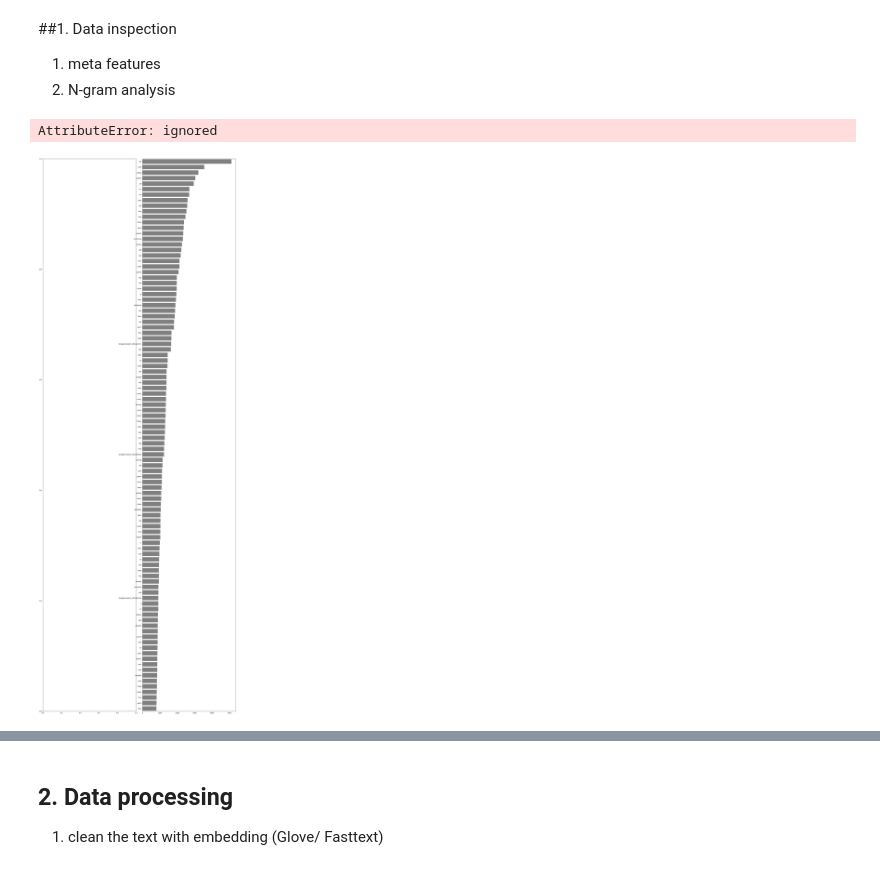
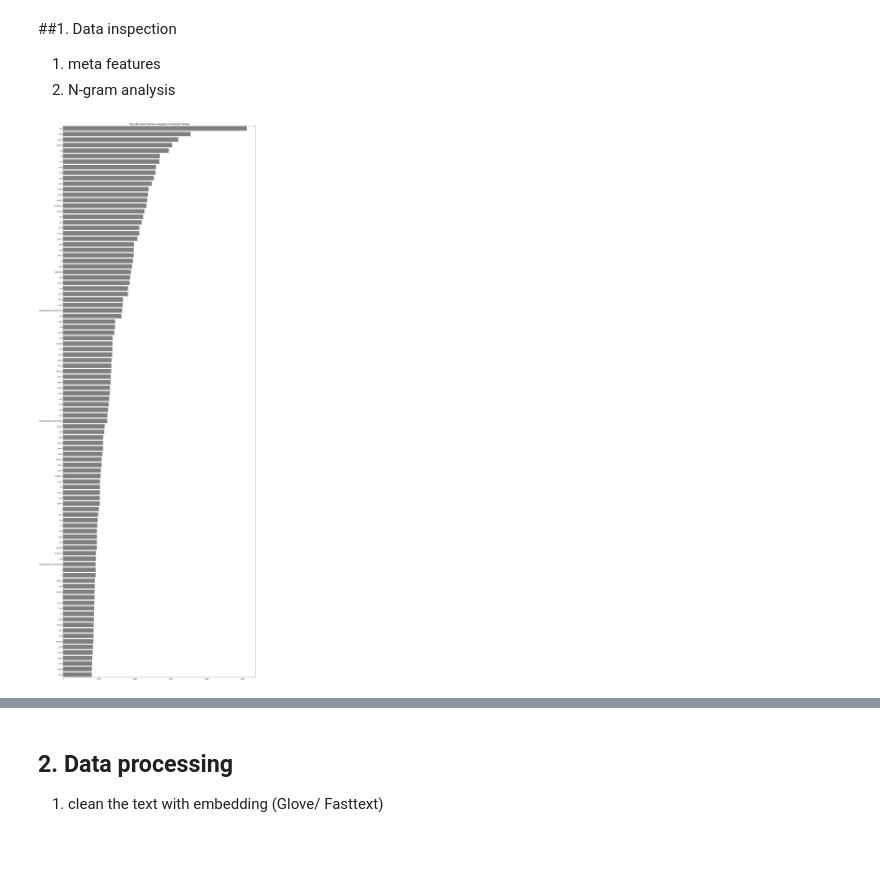
Before and after one commit to SChiu-project/CUSCS_project, a Jupyter notebook: Inspection_&_processing.ipynb, the cells around one changed output, grey strips where cells are left out. Saved outputs shown, nothing was run; the diff lists cells and outputs as text; code cells hidden in the pictures.

```diff
--- a/Inspection_&_processing.ipynb
+++ b/Inspection_&_processing.ipynb
@@ -175,24 +175,16 @@ for cmt in consol_df['comments']:
 df_trigrams = pd.DataFrame(sorted(consol_trigrams.items(), key=lambda x: x[1])[::-1])
 # %%
 # visualisation for Unigrams
-fig, axes = plt.subplots(ncols=2, figsize=(18, 50), dpi=100)
+fig = plt.subplots(figsize=(18, 50), dpi=100)
 plt.tight_layout()
 
 # 繪製條形圖
 sns.barplot(y=df_unigrams[0].values[:N], x=df_unigrams[1].values[:N], color='gray')
 
-# 設置圖形屬性
-axes.spines['right'].set_visible(False)
-axes.set_xlabel('')
-axes.set_ylabel('')
-axes.tick_params(axis='x', labelsize=13)
-axes.tick_params(axis='y', labelsize=13)
-
-axes.set_title(f'Top {N} most common unigrams in Disaster Tweets', fontsize=15)
+plt.title(f'Top {N} most common unigrams in Comments', fontsize=15)
 
 plt.show()
 # %% [output]
-AttributeError: ignored
-[figure, old version]
+[figure, new version]
 # %%
 # visualisation of bigrams
```
Also changed, not shown: parts of 15 cells of this notebook.
